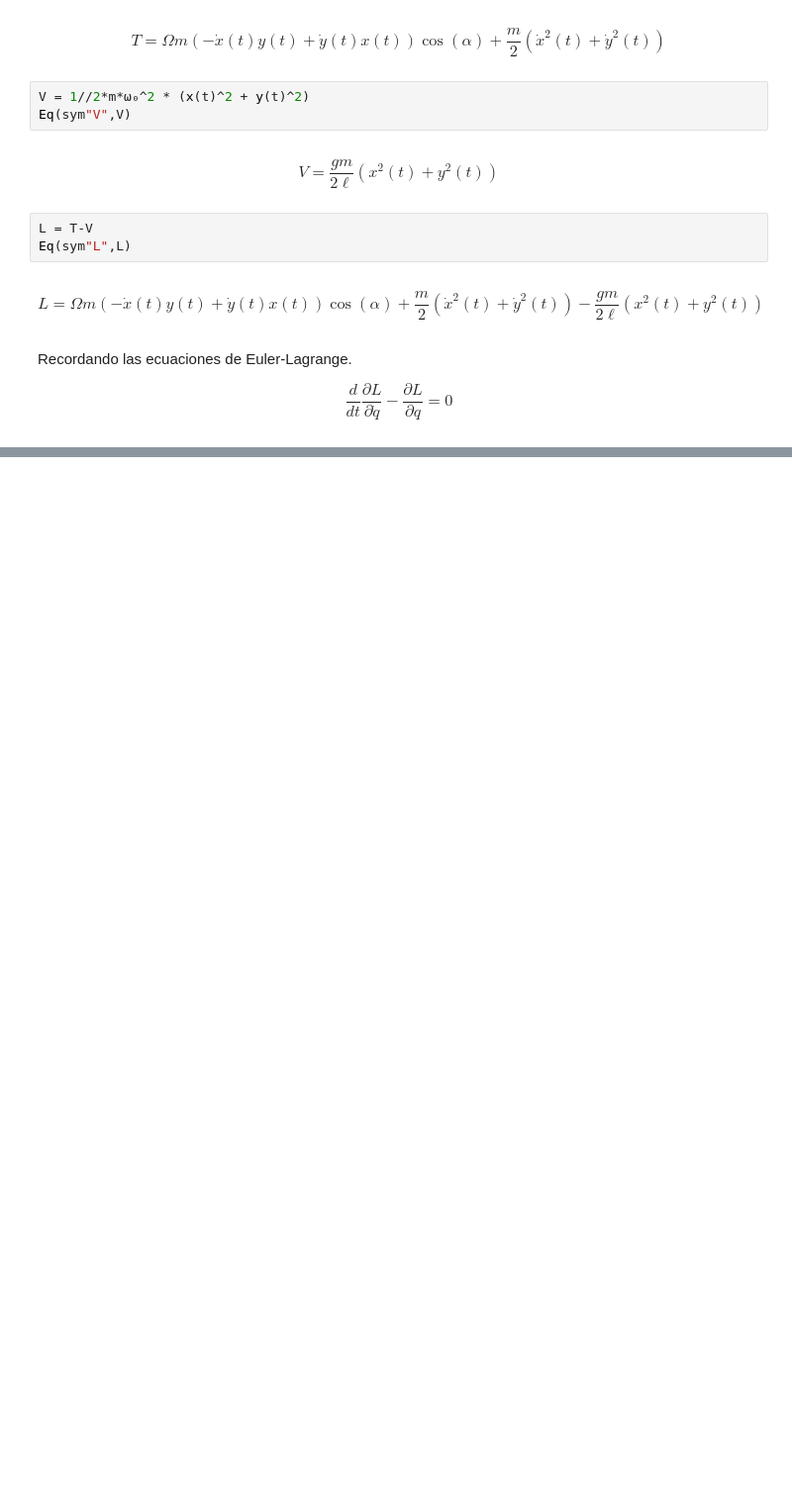
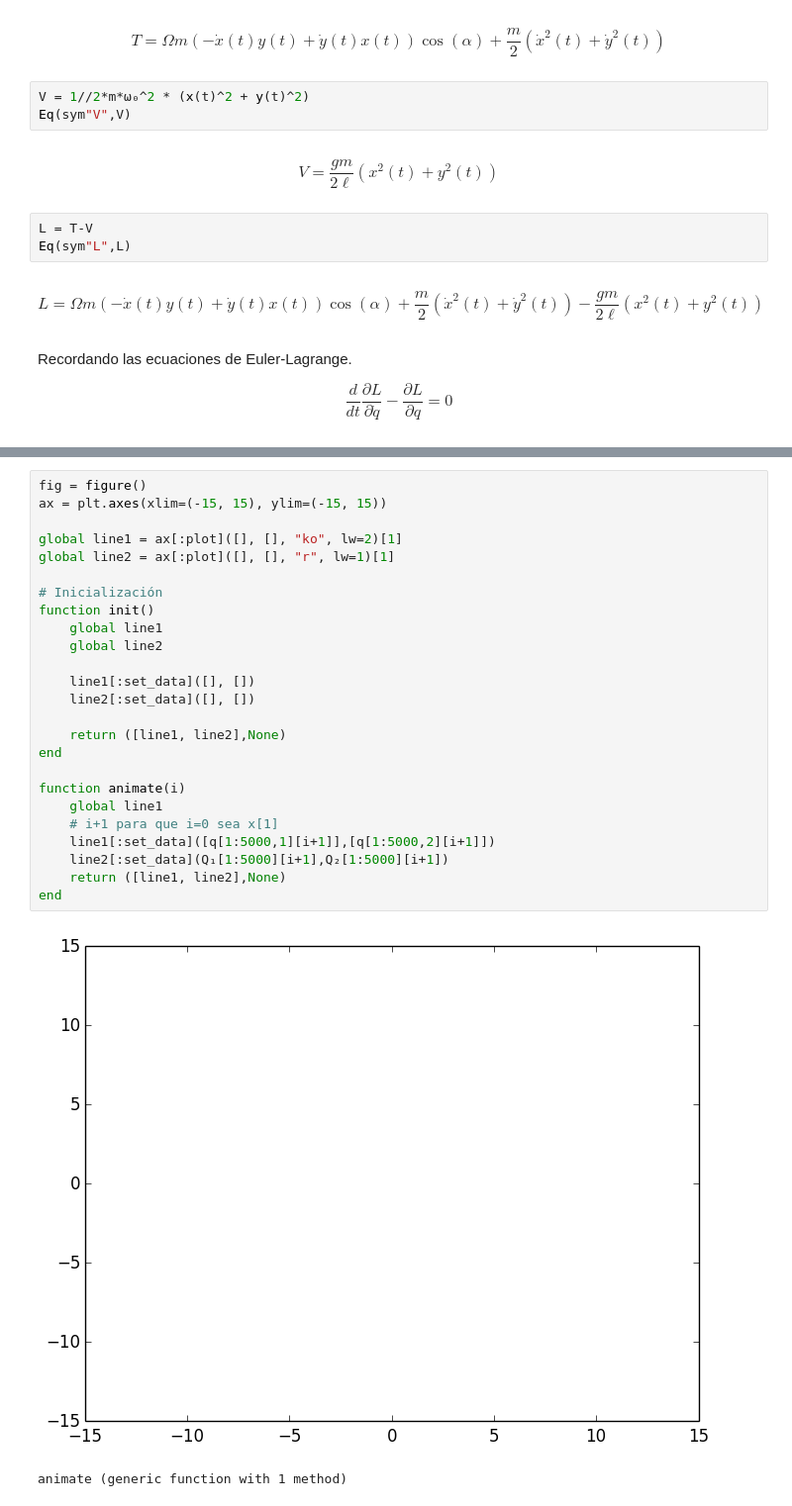
Before and after one commit to GX-Calva-Garcia/Proyecto-Final, a Jupyter notebook: pendulo2.ipynb, the cells around one changed output, grey strips where cells are left out. Shown at 99% size. Saved outputs shown, nothing was run; the diff lists cells and outputs as text; blank space fills up the shorter version.

```diff
--- a/pendulo2.ipynb
+++ b/pendulo2.ipynb
@@ -283,0 +291,28 @@ fr()
+# %%
+fig = figure()
+ax = plt.axes(xlim=(-15, 15), ylim=(-15, 15))
+
+global line1 = ax[:plot]([], [], "ko", lw=2)[1]
+global line2 = ax[:plot]([], [], "r", lw=1)[1]
+
+# Inicialización
+function init()
+    global line1
+    global line2
+
+    line1[:set_data]([], [])
+    line2[:set_data]([], [])
+
+    return ([line1, line2],None)
+end
+
+function animate(i)
+    global line1
+    # i+1 para que i=0 sea x[1]
+    line1[:set_data]([q[1:5000,1][i+1]],[q[1:5000,2][i+1]])
+    line2[:set_data](Q₁[1:5000][i+1],Q₂[1:5000][i+1])
+    return ([line1, line2],None)
+end
+# %% [output]
+[figure, added]
+animate (generic function with 1 method)
```
Also changed, not shown: parts of 40 cells of this notebook.
